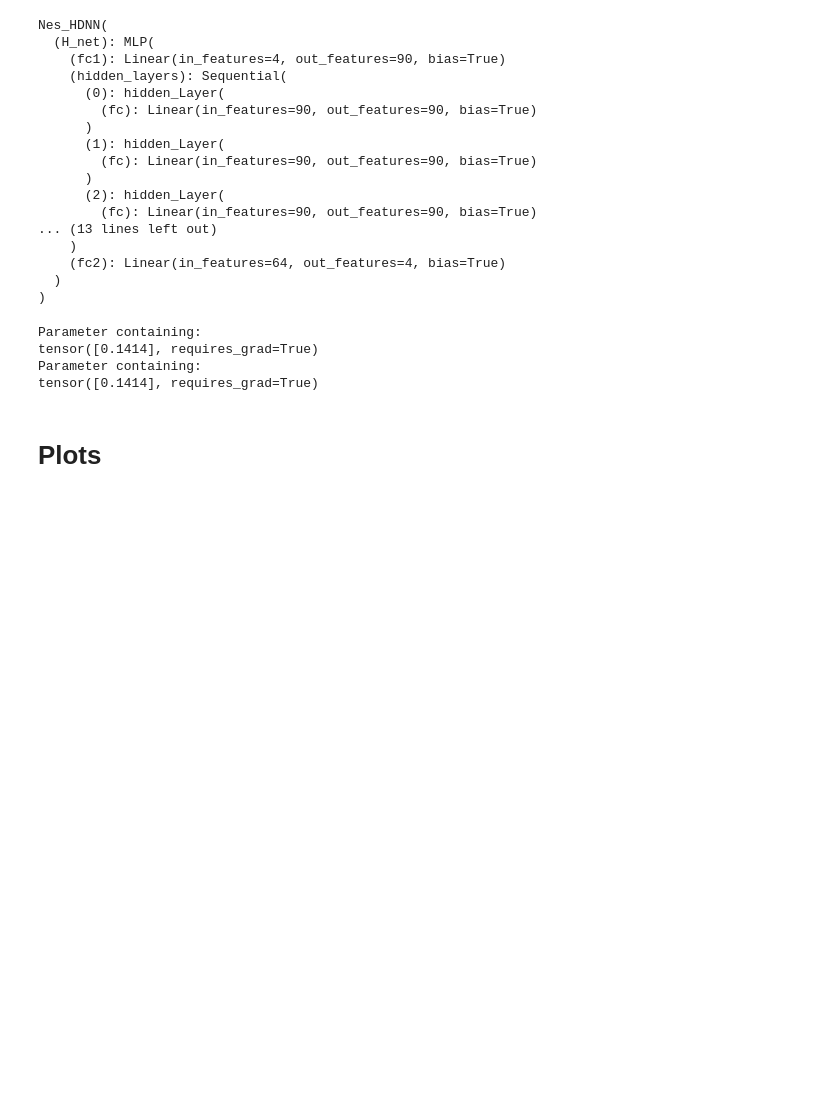
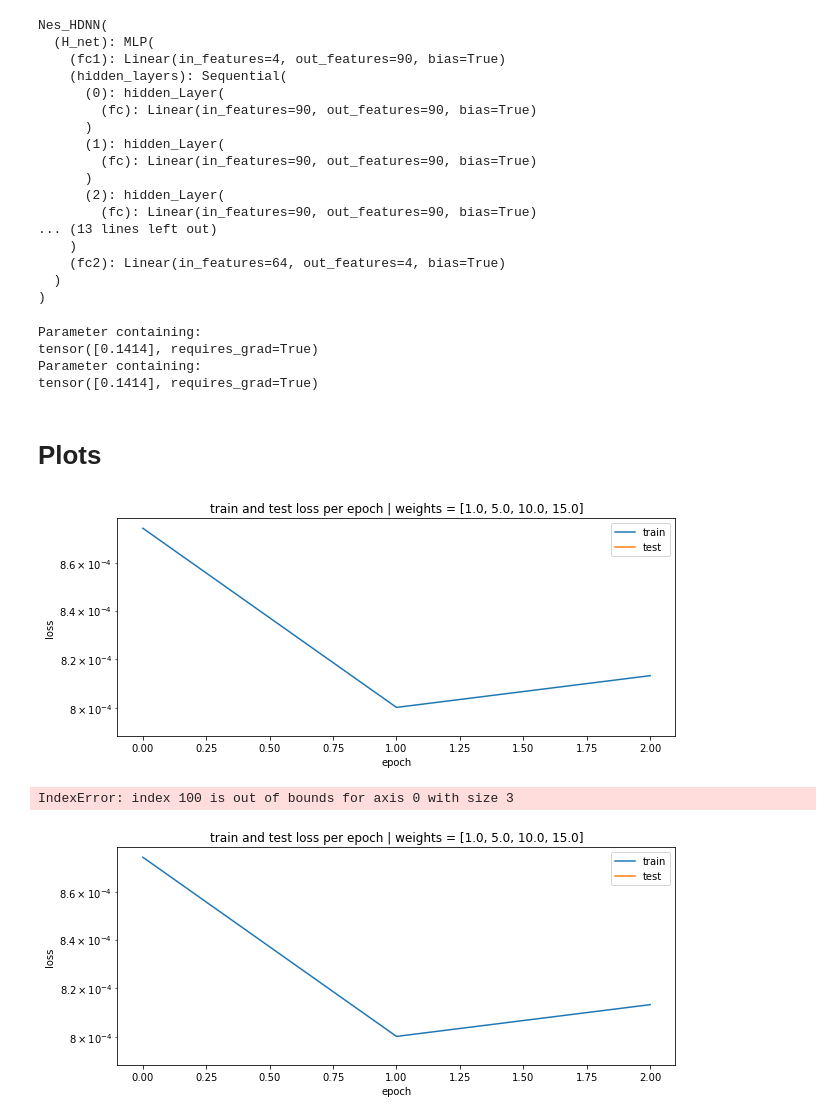
Before and after one commit to unesmu/SP-learning-hamiltonian-functions-from-data, a Jupyter notebook: notebooks/1_Furuta_NES_HDNN.ipynb, the cells around one changed output. Saved outputs shown, nothing was run; the diff lists cells and outputs as text; code cells hidden in the pictures; blank space fills up the shorter version.

```diff
--- a/notebooks/1_Furuta_NES_HDNN.ipynb
+++ b/notebooks/1_Furuta_NES_HDNN.ipynb
@@ -229,11 +247,15 @@ horizon_steps = horizon_steps[1:-1]
 # %%
 loss_train = stats['train_loss']
 loss_test = stats['test_loss']
-epochs = np.arange(epoch_number)
-train_test_loss_plot(loss_train, loss_test, epochs, file_path=PATH+'img/'+save_prefix+'LOSS_train_test_1.png',
+epochs = np.arange(len(loss_train))
+train_test_loss_plot(loss_train, loss_test, epochs, file_path=PATH+'data/img/'+save_prefix+'LOSS_train_test_1.png',
                      title='train and test loss per epoch'+ weights_title, horizons= False )
 
-train_test_loss_plot(loss_train, loss_test, epochs, file_path=PATH+'img/'+save_prefix+'LOSS_train_test_2.png',
+train_test_loss_plot(loss_train, loss_test, epochs, file_path=PATH+'data/img/'+save_prefix+'LOSS_train_test_2.png',
                      title='train and test loss per epoch'+ weights_title, horizons= horizon_list[:-1], horizon_steps = horizon_steps )
+# %% [output]
+[figure, added]
+IndexError: index 100 is out of bounds for axis 0 with size 3
+[figure, added]
 # %%
 n=10
```
Also changed, not shown: parts of 19 cells of this notebook, 3 other files.
